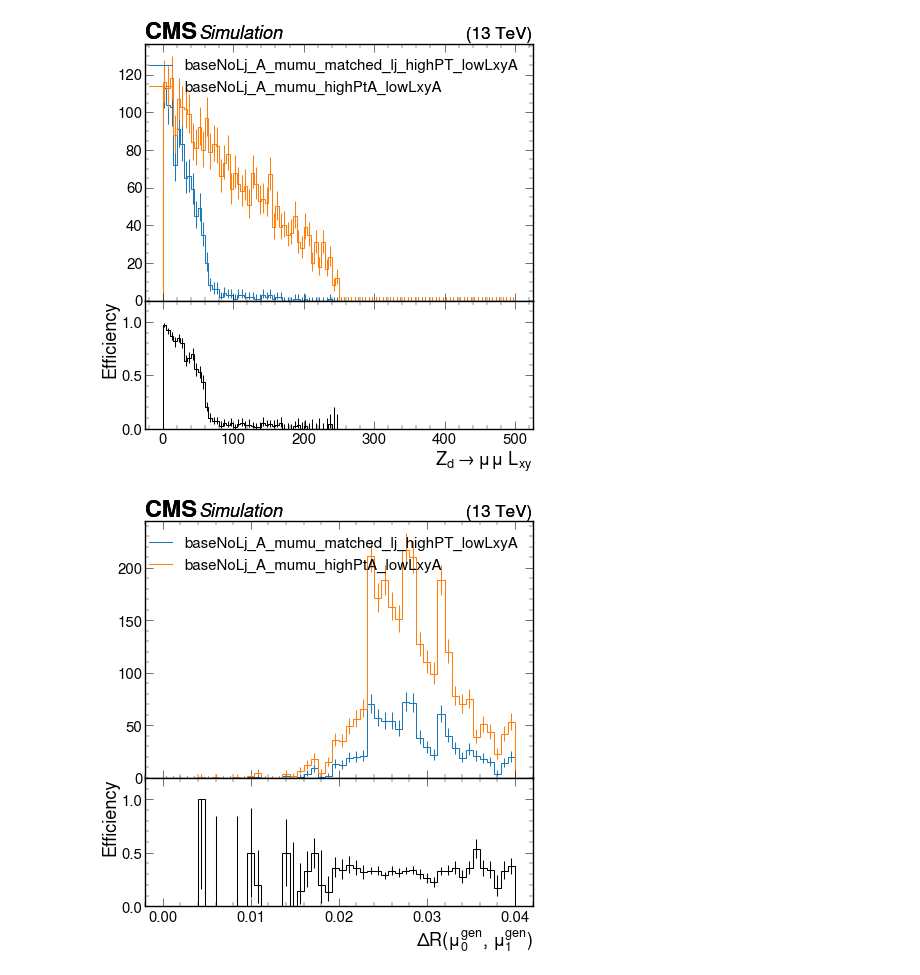
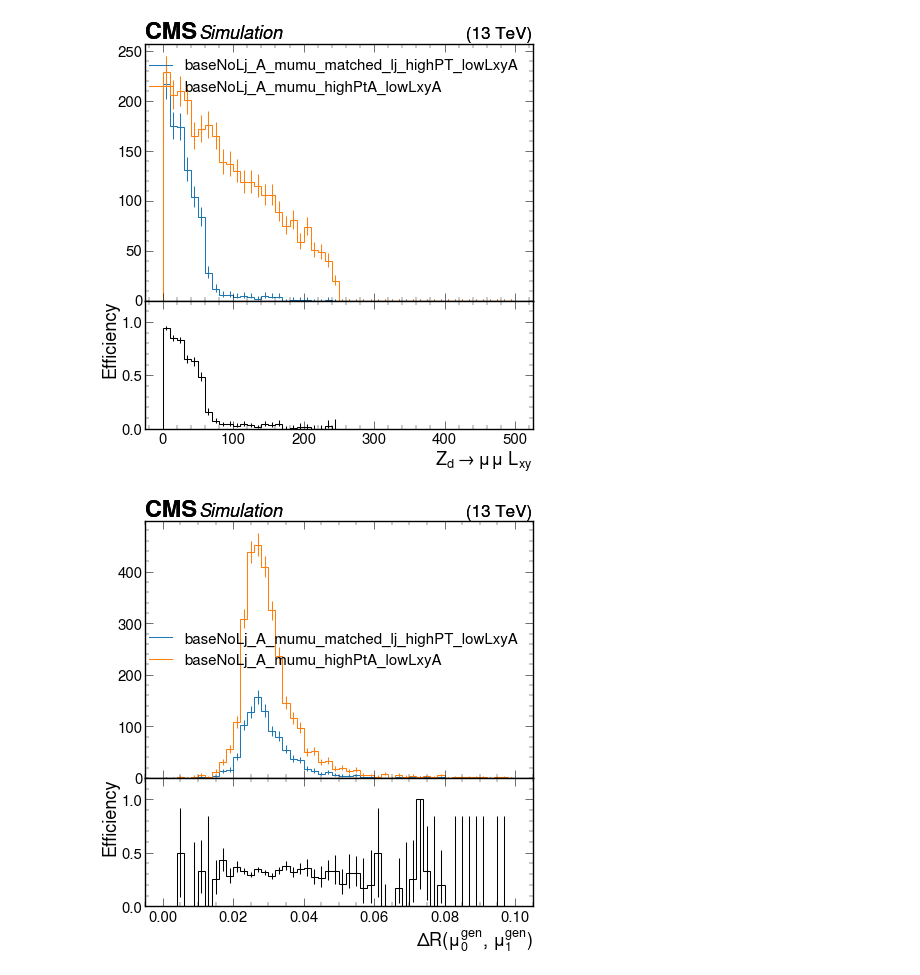
Before and after one commit to yeopjjang/SIDM, a Jupyter notebook: sidm/studies/ljRecoEffi_studies/mu_lj_effi.ipynb, the cells around one changed output. Drawn from its saved outputs; the diff is of its cells as text; code cells hidden in the pictures.

Commit message:
Update the plots with Dask, ranged the binnings of the histograms

```diff
--- a/sidm/studies/ljRecoEffi_studies/mu_lj_effi.ipynb
+++ b/sidm/studies/ljRecoEffi_studies/mu_lj_effi.ipynb
@@ -111,13 +112,13 @@ utilities.plot_ratio (hists["genMu_genMu_dR_XXLowRange"][ch2, ::2j],
 [figure]
 # %%
 hists = output["out"]["2Mu2E_200GeV_1p2GeV_48p0mm"]["hists"]
-utilities.plot_ratio (hists["genAs_toMu_pt"][ch2, :],
-           hists["genAs_toMu_pt"][ch1, :],
+utilities.plot_ratio (hists["genAs_toMu_pt"][ch2, ::3j],
+           hists["genAs_toMu_pt"][ch1, ::3j],
           legend = [ch2, ch1])
-utilities.plot_ratio (hists["genAs_toMu_lxy"][ch2, :],
-           hists["genAs_toMu_lxy"][ch1, :],
+utilities.plot_ratio (hists["genAs_toMu_lxy"][ch2, ::2j],
+           hists["genAs_toMu_lxy"][ch1, ::2j],
           legend = [ch2, ch1])
-utilities.plot_ratio (hists["genMu_genMu_dR_XXLowRange"][ch2, ::2j],
-           hists["genMu_genMu_dR_XXLowRange"][ch1, ::2j],
+utilities.plot_ratio (hists["genMu_genMu_dR_XLowRange"][ch2, ::2j],
+           hists["genMu_genMu_dR_XLowRange"][ch1, ::2j],
           legend = [ch2, ch1])
 # %% [output]
@@ -125,4 +126,4 @@ utilities.plot_ratio (hists["genMu_genMu_dR_XXLowRange"][ch2, ::2j],
-[figure, old version]
+[figure, new version]
-[figure, old version]
+[figure, new version]
 # %%
 hists = output["out"]["2Mu2E_200GeV_5p0GeV_200p0mm"]["hists"]
```
Also changed, not shown: parts of 7 cells of this notebook.
